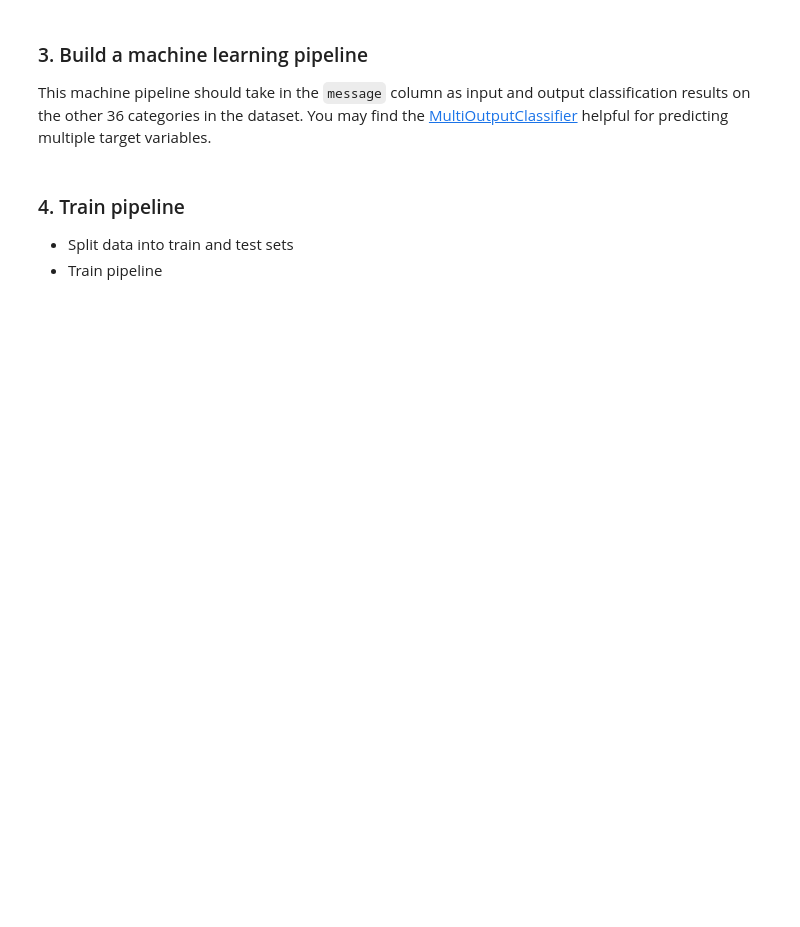
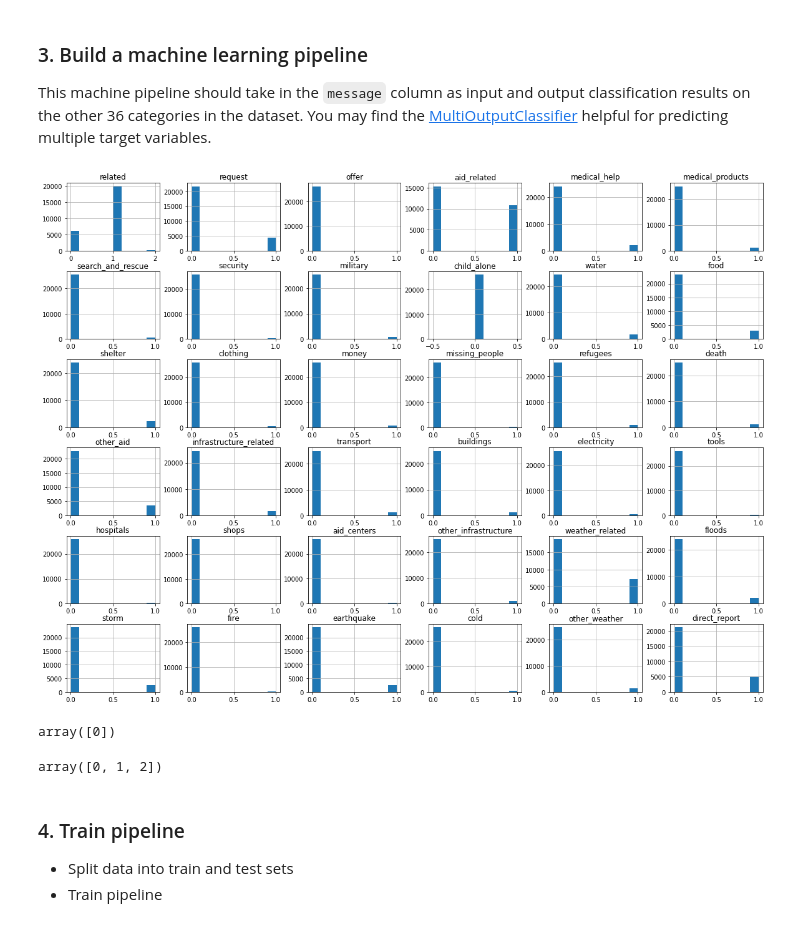
Before and after one commit to alexevag/Disaster-Response, a Jupyter notebook: ML_Pipeline_Preparation.ipynb, the cells around one changed output. Saved outputs shown, nothing was run; the diff lists cells and outputs as text; code cells hidden in the pictures; blank space fills up the shorter version.

```diff
--- a/ML_Pipeline_Preparation.ipynb
+++ b/ML_Pipeline_Preparation.ipynb
@@ -32,10 +49,7 @@ from nltk.corpus import stopwords
 # %%
 # load data from database
-engine = create_engine('sqlite:///DisasterResponse.db')
+engine = create_engine('sqlite:////content/drive/MyDrive/Udacity/DisasterResponse.db')
 engine.table_names()
-# df =
-# X =
-# Y =
 # %% [output]
 ['Message']
 # %%
@@ -93,0 +121,13 @@ pipeline =
+# %%
+fig,ax = plt.subplots(figsize=(20,15))
+Y.hist(ax=ax);
+# %% [output]
+[figure, added]
+# %%
+np.unique(Y["child_alone"])
+# %% [output]
+array([0])
+# %%
+np.unique(Y["related"])
+# %% [output]
+array([0, 1, 2])
```
Also changed, not shown: parts of 17 cells of this notebook.
